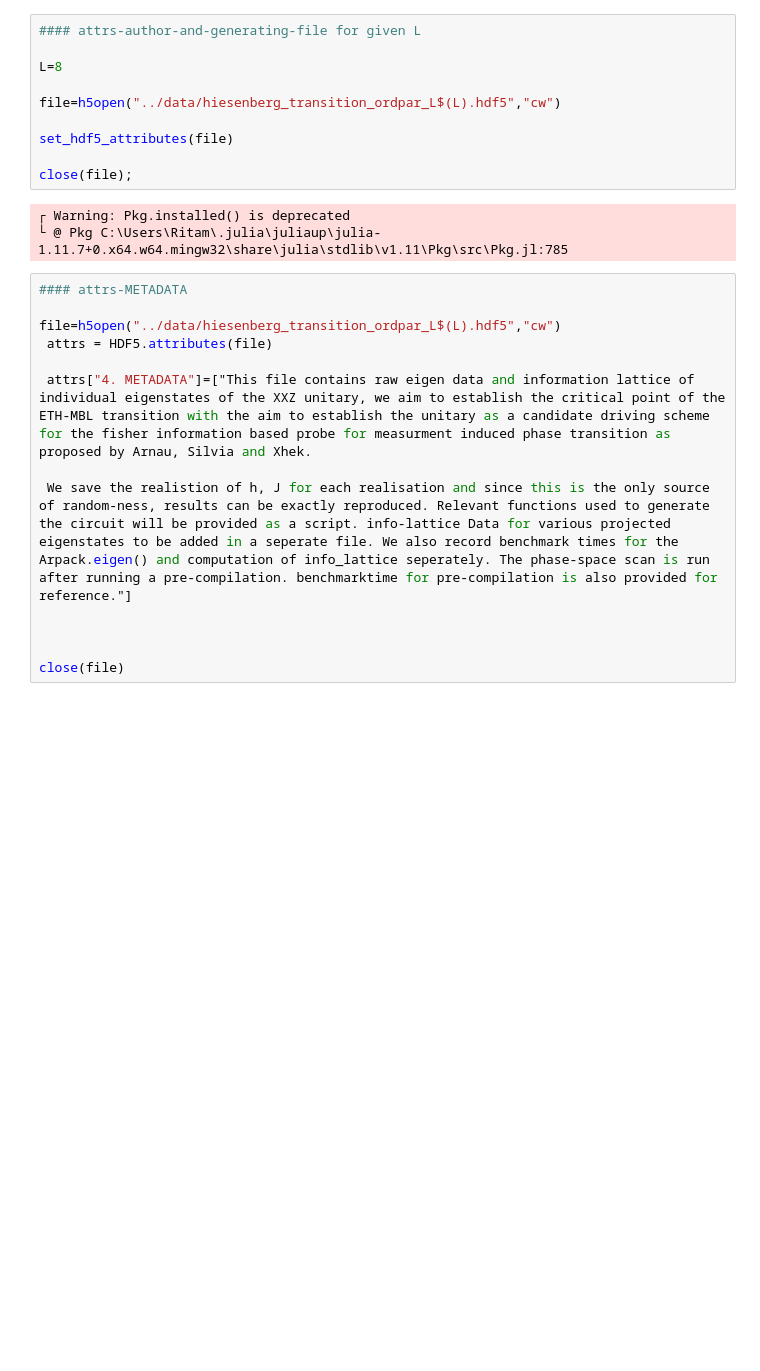
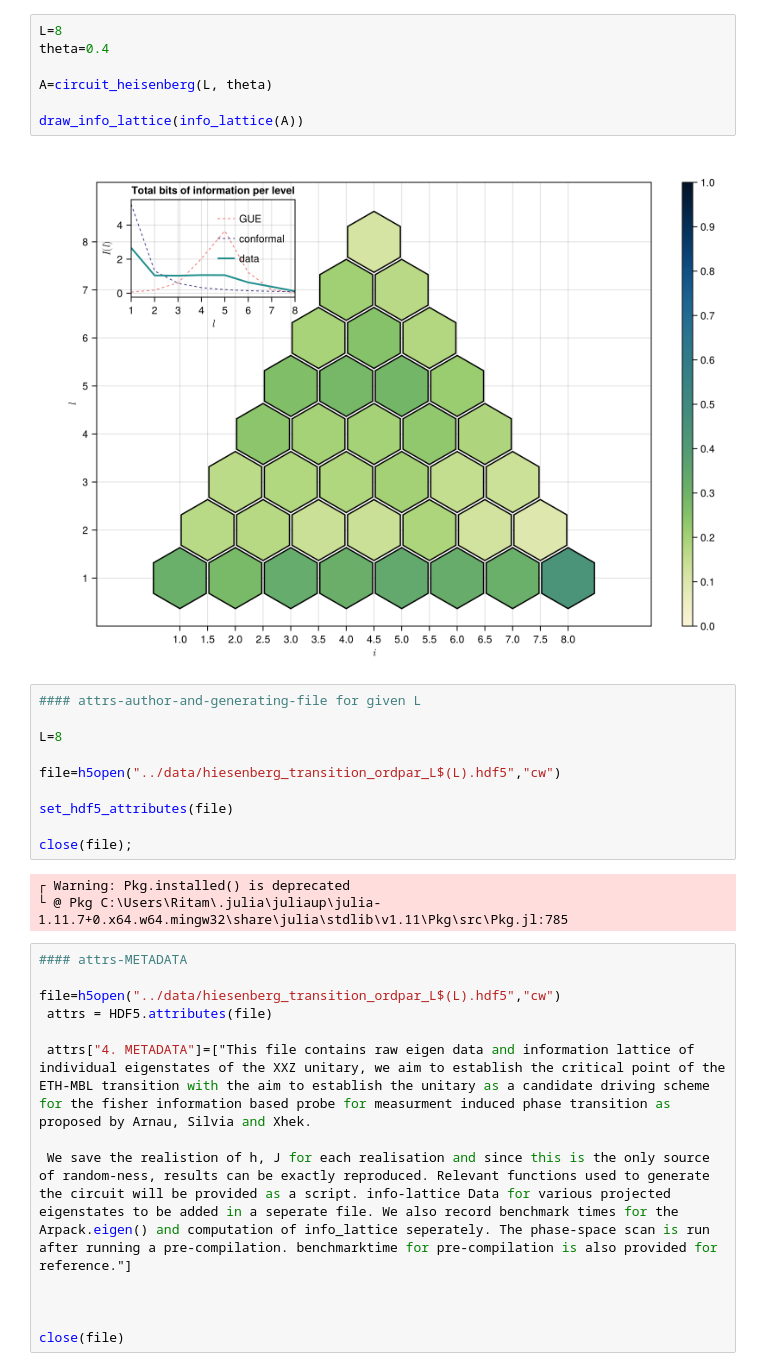
Before and after one commit to sagnikrg/info-lattice-fisher-information, a Jupyter notebook: code/scripts/script.heisenberg.ipynb, the cells around one changed output. Cells and saved outputs as stored; diff of their text form; blank space fills up the shorter version.

```diff
--- a/code/scripts/script.heisenberg.ipynb
+++ b/code/scripts/script.heisenberg.ipynb
@@ -23,3 +21,12 @@ LazadiresDiagramPlot (generic function with 1 method)
+# %%
+L=8
+theta=0.4
+
+A=circuit_heisenberg(L, theta)
+
+draw_info_lattice(info_lattice(A))
+# %% [output]
+[figure, added]
 # %%
 #### attrs-author-and-generating-file for given L
 
```
Also changed, not shown: parts of 3 cells of this notebook, 2 other files.
